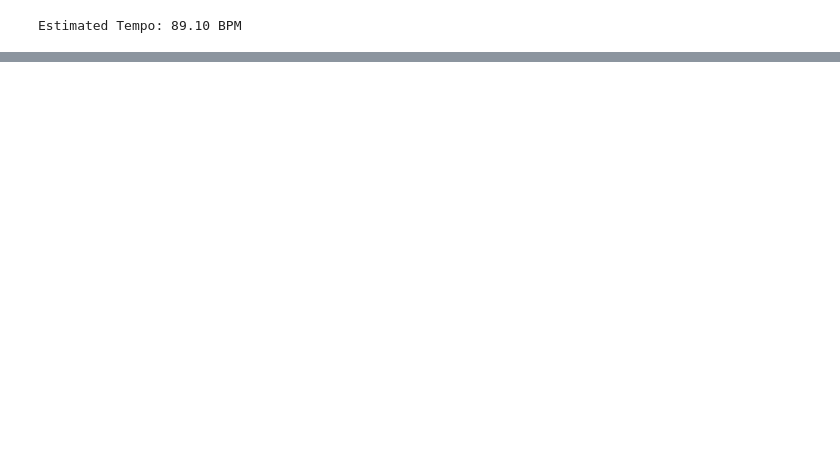
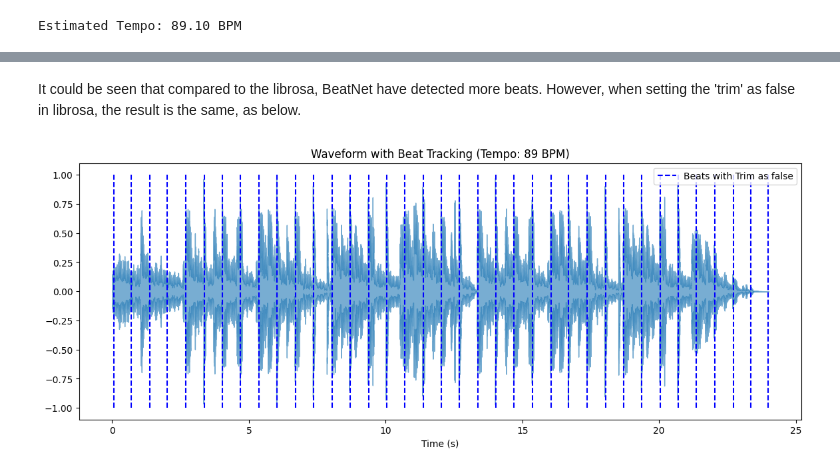
Before and after one commit to shiqueenTang/loudly_test, a Jupyter notebook: beat_tracking.ipynb, the cells around one changed output, grey strips where cells are left out. Drawn from its saved outputs; the diff is of its cells as text; code cells hidden in the pictures; blank space fills up the shorter version.

```diff
--- a/beat_tracking.ipynb
+++ b/beat_tracking.ipynb
@@ -27,0 +74,16 @@ plt.show()
+# %% [markdown]
+It could be seen that compared to the librosa, BeatNet have detected more beats. However, when setting the 'trim' as false in librosa, the result is the same, as below.
+# %%
+onset_env = librosa.onset.onset_strength(y=y, sr=sr)
+tempo, beat_frames = librosa.beat.beat_track(onset_envelope=onset_env, sr=sr, trim=False)
+beat_times = librosa.frames_to_time(beat_frames, sr=sr)
+
+plt.figure(figsize=(14, 5))
+librosa.display.waveshow(y, sr=sr, alpha=0.6)
+plt.vlines(beat_times, -1, 1, color='b', linestyle='--', label='Beats with Trim as false')
+plt.title(f"Waveform with Beat Tracking (Tempo: {int(tempo)} BPM)")
+plt.xlabel("Time (s)")
+plt.legend()
+plt.show()
+# %% [output]
+[figure, added]
```
Also changed, not shown: parts of 6 cells of this notebook.
